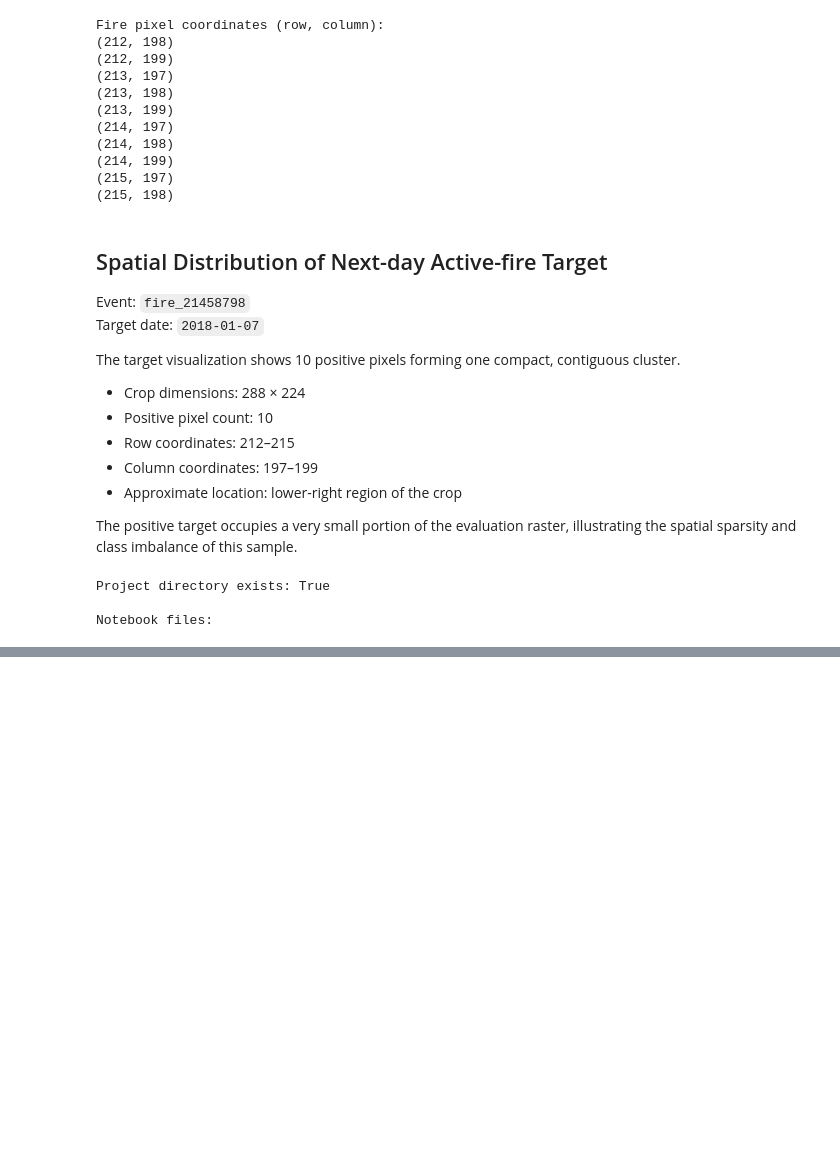
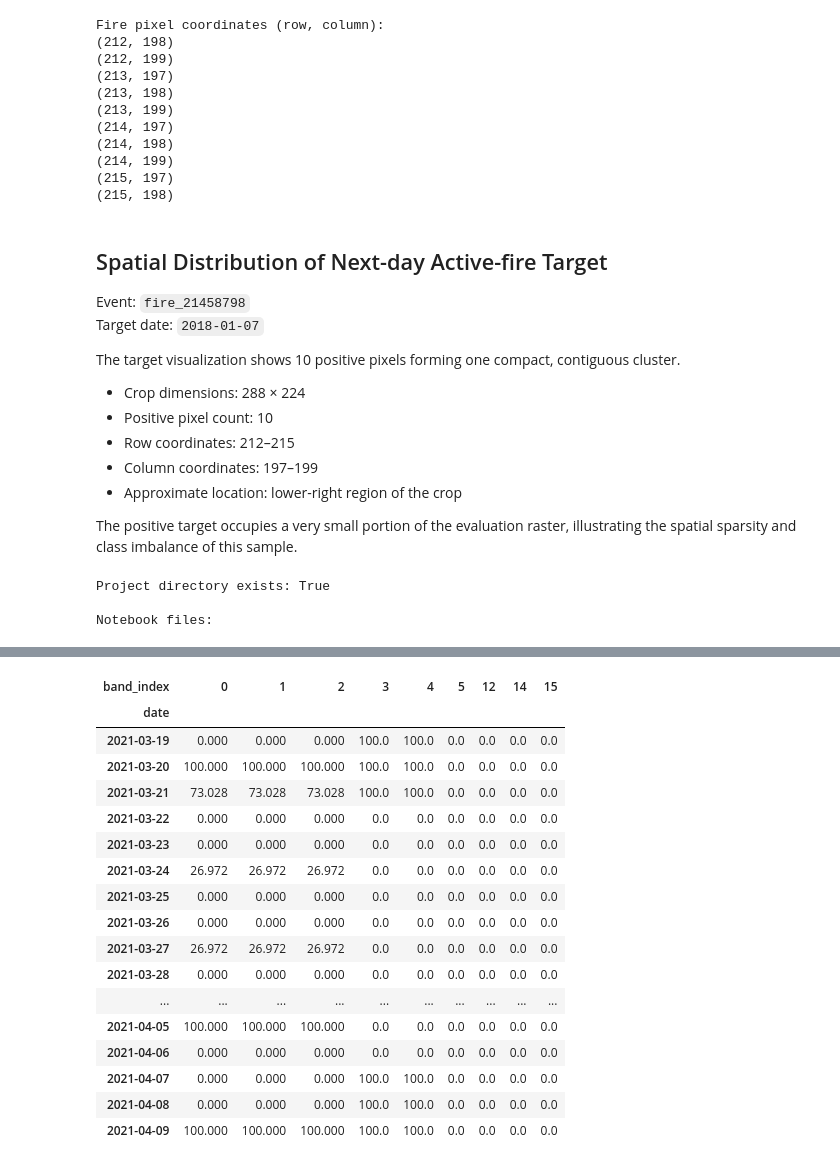
Before and after one commit to TheCodeCipher/fireguard, a Jupyter notebook: notebooks/wsts_eda.ipynb, the cells around one changed output, grey strips where cells are left out. Saved outputs shown, nothing was run; the diff lists cells and outputs as text; code cells hidden in the pictures; blank space fills up the shorter version.

Commit message:
Add complete 2021 WSTS missingness audit

```diff
--- a/notebooks/wsts_eda.ipynb
+++ b/notebooks/wsts_eda.ipynb
@@ -1156,0 +1327,19 @@ Notebook files:
+# %%
+import rasterio
+
+event_dir = DATA_ROOT / "2021" / "fire_25017306"
+tif_files = sorted(event_dir.glob("*.tif"))
+
+sample_tif = tif_files[0]
+
+with rasterio.open(sample_tif) as src:
+    print("File:", sample_tif.name)
+    print("Dimensions:", src.width, "x", src.height)
+    print("Bands:", src.count)
+    print("CRS:", src.crs)
+    print("Resolution:", src.res)
+    print("Data type:", src.dtypes[0])
+
+    arr = src.read(1)
+    print("Band 0 shape:", arr.shape)
+    print("NaN percentage:", rasterio.band(src, 1).ds.count)
@@ -1156,0 +1361,57 @@ Notebook files:
+# %%
+import numpy as np
+import pandas as pd
+import rasterio
+
+event_dir = DATA_ROOT / "2021" / "fire_25017306"
+
+focus_bands = {
+    0: "VIIRS_M11",
+    1: "VIIRS_I2",
+    2: "VIIRS_I1",
+    3: "NDVI",
+    4: "EVI2",
+    5: "Precipitation",
+    12: "Slope",
+    14: "Elevation",
+    15: "PDSI"
+}
+
+daily_results = []
+
+tif_files = sorted(event_dir.glob("*.tif"))
+
+for tif_path in tif_files:
+    with rasterio.open(tif_path) as src:
+
+        for band_index, band_name in focus_bands.items():
+
+            arr = src.read(band_index + 1)
+
+            nan_count = np.isnan(arr).sum()
+            total_pixels = arr.size
+
+            daily_results.append({
+                "date": tif_path.stem,
+                "band_index": band_index,
+                "band_name": band_name,
+                "nan_count": int(nan_count),
+                "total_pixels": int(total_pixels),
+                "nan_percentage": (
+                    nan_count / total_pixels * 100
+                )
+            })
+
+daily_missingness_df = pd.DataFrame(daily_results)
+
+print("Number of TIFFs:", len(tif_files))
+print("Audit records:", len(daily_missingness_df))
+
+display(
+    daily_missingness_df.pivot(
+        index="date",
+        columns="band_index",
+        values="nan_percentage"
+    ).round(3)
+)
+# %% [output]
@@ -1156,0 +1420,18 @@ Notebook files:
+| band_index | 0 | 1 | 2 | 3 | 4 | 5 | 12 | 14 | 15 |
+| date |  |  |  |  |  |  |  |  |  |
+| 2021-03-19 | 0.000 | 0.000 | 0.000 | 100.0 | 100.0 | 0.0 | 0.0 | 0.0 | 0.0 |
+| 2021-03-20 | 100.000 | 100.000 | 100.000 | 100.0 | 100.0 | 0.0 | 0.0 | 0.0 | 0.0 |
+| 2021-03-21 | 73.028 | 73.028 | 73.028 | 100.0 | 100.0 | 0.0 | 0.0 | 0.0 | 0.0 |
+| 2021-03-22 | 0.000 | 0.000 | 0.000 | 0.0 | 0.0 | 0.0 | 0.0 | 0.0 | 0.0 |
+| 2021-03-23 | 0.000 | 0.000 | 0.000 | 0.0 | 0.0 | 0.0 | 0.0 | 0.0 | 0.0 |
+| 2021-03-24 | 26.972 | 26.972 | 26.972 | 0.0 | 0.0 | 0.0 | 0.0 | 0.0 | 0.0 |
+| 2021-03-25 | 0.000 | 0.000 | 0.000 | 0.0 | 0.0 | 0.0 | 0.0 | 0.0 | 0.0 |
+| 2021-03-26 | 0.000 | 0.000 | 0.000 | 0.0 | 0.0 | 0.0 | 0.0 | 0.0 | 0.0 |
+| 2021-03-27 | 26.972 | 26.972 | 26.972 | 0.0 | 0.0 | 0.0 | 0.0 | 0.0 | 0.0 |
+| 2021-03-28 | 0.000 | 0.000 | 0.000 | 0.0 | 0.0 | 0.0 | 0.0 | 0.0 | 0.0 |
+| ... | ... | ... | ... | ... | ... | ... | ... | ... | ... |
+| 2021-04-05 | 100.000 | 100.000 | 100.000 | 0.0 | 0.0 | 0.0 | 0.0 | 0.0 | 0.0 |
+| 2021-04-06 | 0.000 | 0.000 | 0.000 | 0.0 | 0.0 | 0.0 | 0.0 | 0.0 | 0.0 |
+| 2021-04-07 | 0.000 | 0.000 | 0.000 | 100.0 | 100.0 | 0.0 | 0.0 | 0.0 | 0.0 |
+| 2021-04-08 | 0.000 | 0.000 | 0.000 | 100.0 | 100.0 | 0.0 | 0.0 | 0.0 | 0.0 |
+| 2021-04-09 | 100.000 | 100.000 | 100.000 | 100.0 | 100.0 | 0.0 | 0.0 | 0.0 | 0.0 |
```
Also changed, not shown: parts of 23 cells of this notebook.
